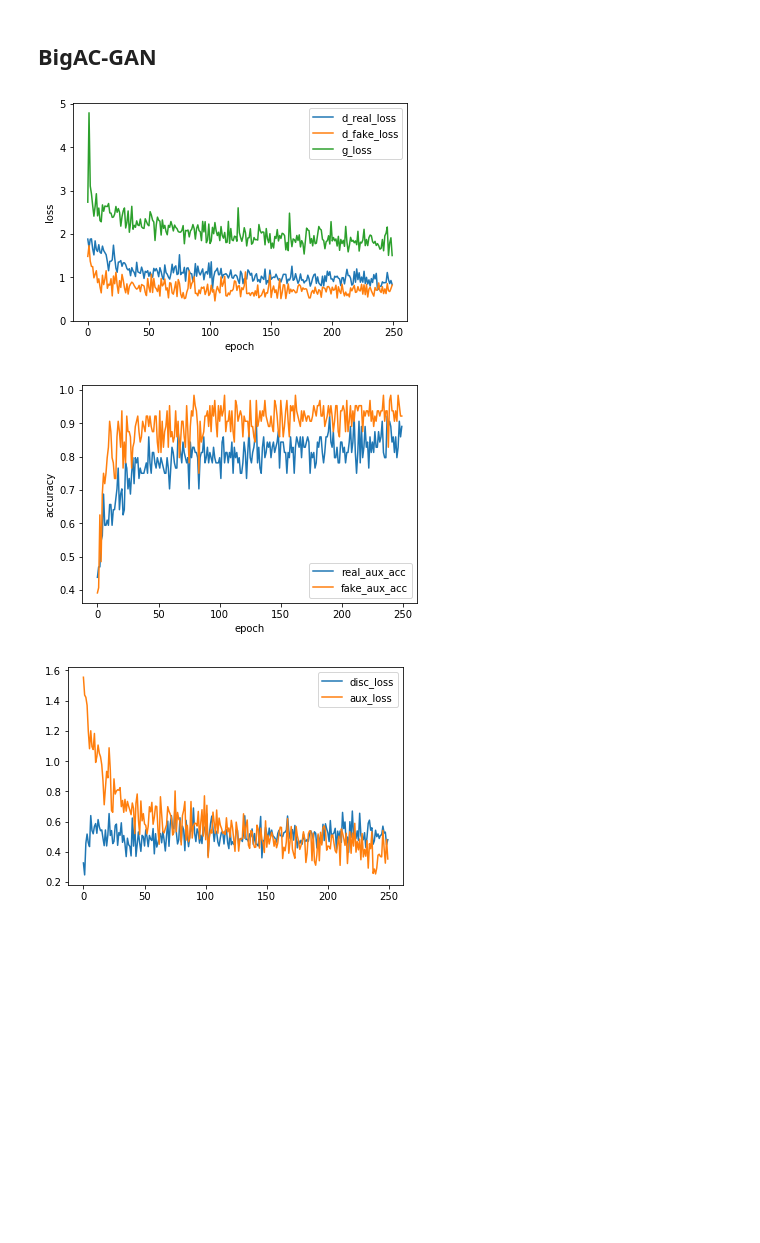
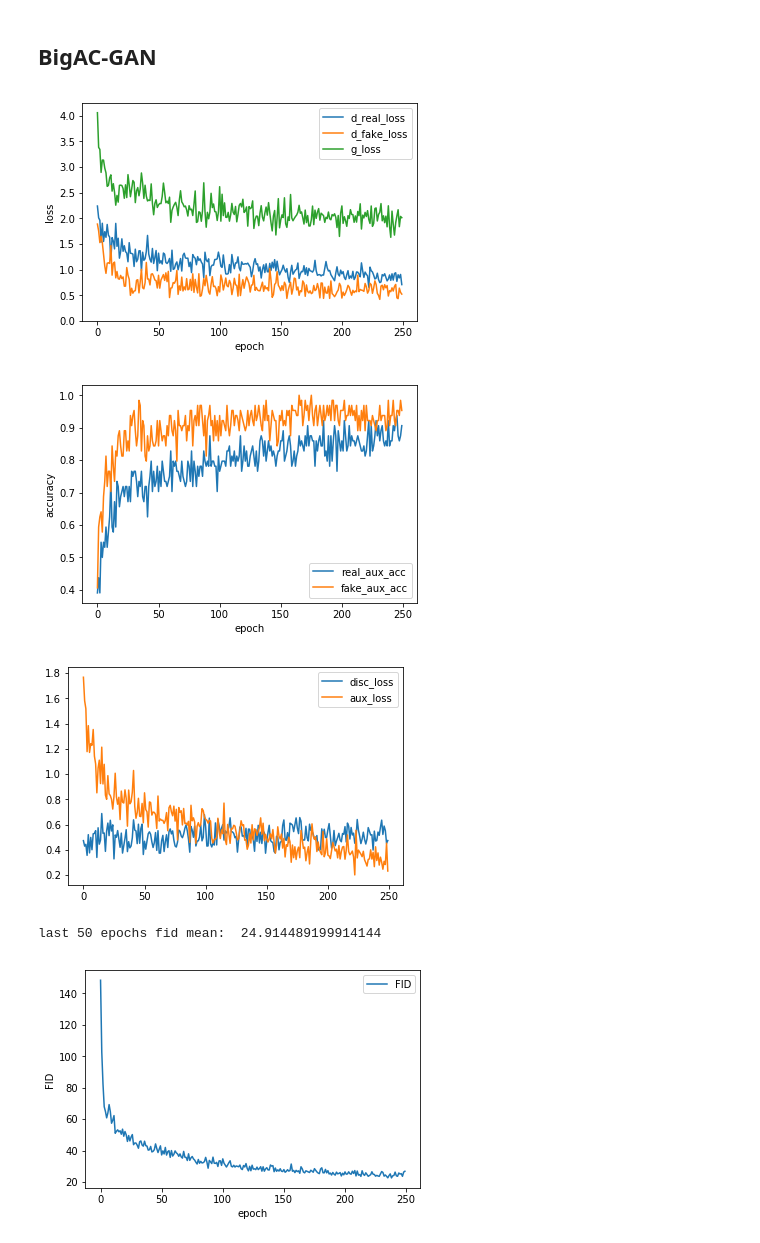
Before and after one commit to humariel/masters, a Jupyter notebook: ACGAN/Training Graphs.ipynb, the cells around one changed output. Cells and saved outputs as stored; diff of their text form; code cells hidden in the pictures; blank space fills up the shorter version.

Commit message:
not much changed. Spectral normalization done more efficiently. Still trying to get a good bigacgan on skn lesion. problem seems to be the datasset itself

```diff
--- a/ACGAN/Training Graphs.ipynb
+++ b/ACGAN/Training Graphs.ipynb
@@ -169,8 +131,10 @@ Minimum FID: 63.312746860608286 at index: 246
 # %% [markdown]
 ## BigAC-GAN
 # %%
-plot_graphs('bigacgan-cifar10-1', bigacgan=True)
+plot_graphs('bigacgan-cifar10-4', bigacgan=True)
 # %% [output]
-[figure, old version]
+[figure, new version]
-[figure, old version]
+[figure, new version]
-[figure, old version]
+[figure, new version]
+last 50 epochs fid mean:  24.914489199914144
+[figure, added]
```
Also changed, not shown: parts of 13 cells of this notebook, 19 other files.
